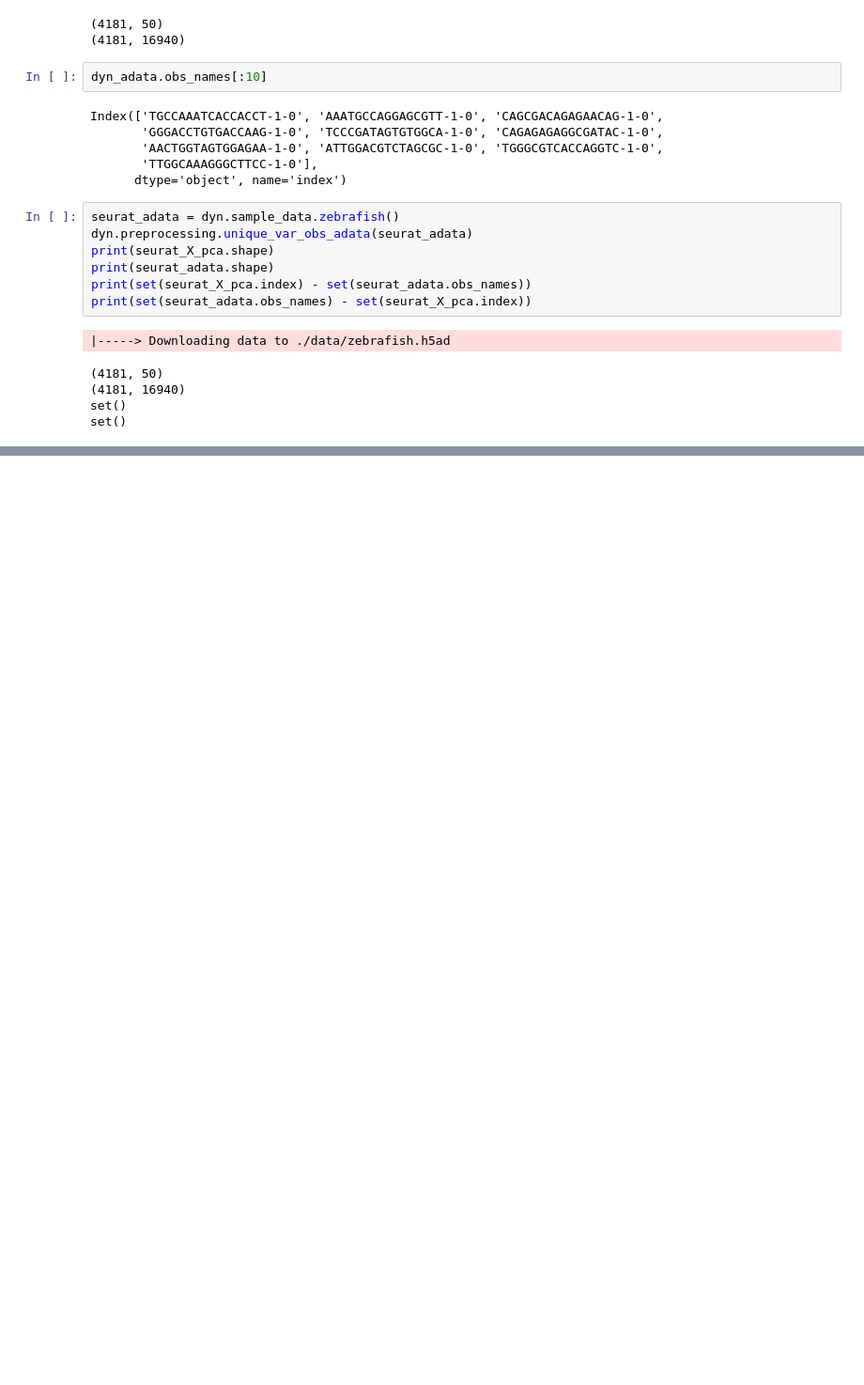
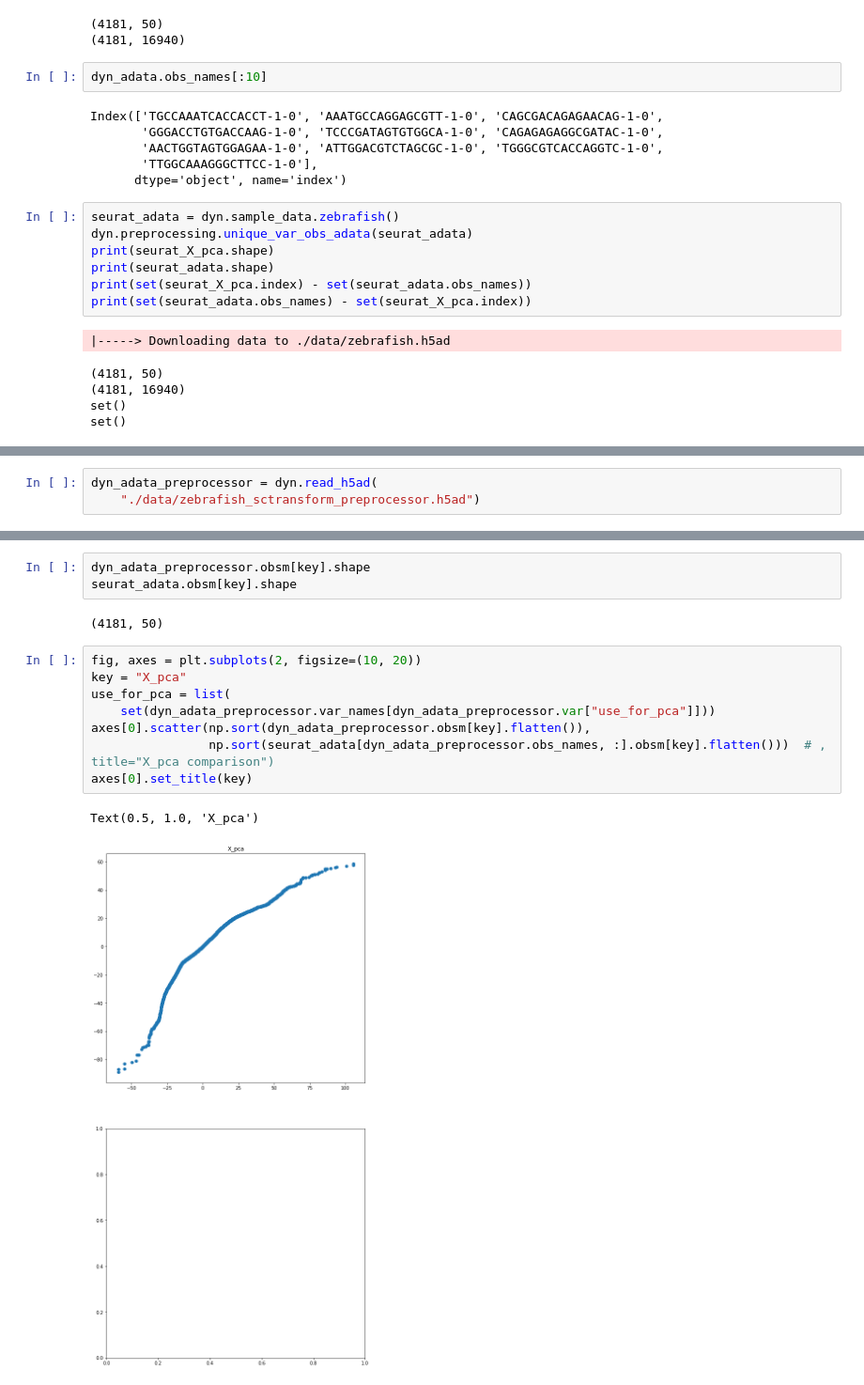
Before and after one commit to aristoteleo/dynamo-notebooks, a Jupyter notebook: normalization/seurat-sctransform-benchmark-zebrafish.ipynb, the cells around one changed output, grey strips where cells are left out. Shown at 94% size. Saved outputs shown, nothing was run; the diff lists cells and outputs as text; blank space fills up the shorter version.

```diff
--- a/normalization/seurat-sctransform-benchmark-zebrafish.ipynb
+++ b/normalization/seurat-sctransform-benchmark-zebrafish.ipynb
@@ -75,0 +75,3 @@ seurat_adata.obsm["X_pca"] = seurat_X_pca.loc[seurat_adata.obs_names, :].to_nump
+# %%
+dyn_adata_preprocessor = dyn.read_h5ad(
+    "./data/zebrafish_sctransform_preprocessor.h5ad")
@@ -76,3 +103,19 @@ seurat_adata.obsm["X_pca"] = seurat_X_pca.loc[seurat_adata.obs_names, :].to_nump
+# %%
+dyn_adata_preprocessor.obsm[key].shape
+seurat_adata.obsm[key].shape
+# %% [output]
+(4181, 50)
+# %%
+fig, axes = plt.subplots(2, figsize=(10, 20))
+key = "X_pca"
+use_for_pca = list(
+    set(dyn_adata_preprocessor.var_names[dyn_adata_preprocessor.var["use_for_pca"]]))
+axes[0].scatter(np.sort(dyn_adata_preprocessor.obsm[key].flatten()),
+                np.sort(seurat_adata[dyn_adata_preprocessor.obs_names, :].obsm[key].flatten()))  # , title="X_pca comparison")
+axes[0].set_title(key)
+# %% [output]
+Text(0.5, 1.0, 'X_pca')
+[figure, added]
 # %%
 
 dyn.tl.reduceDimension(seurat_adata, basis="pca")
```
Also changed, not shown: parts of 6 cells of this notebook.
